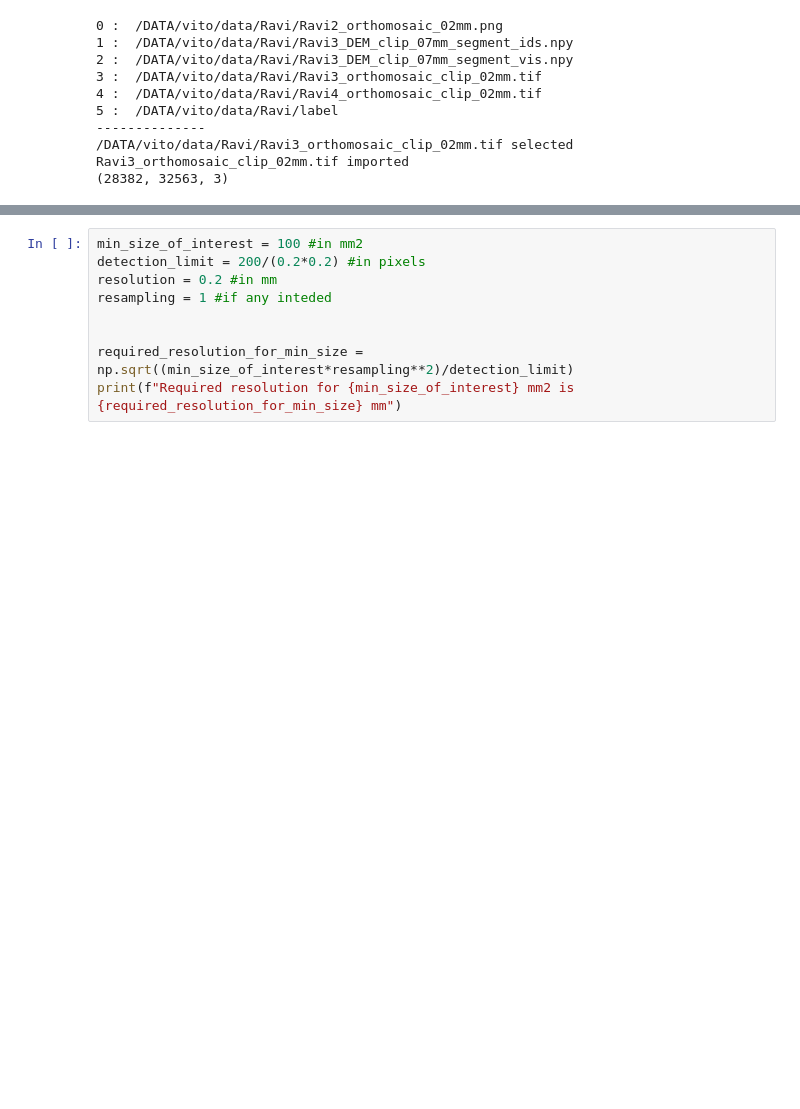
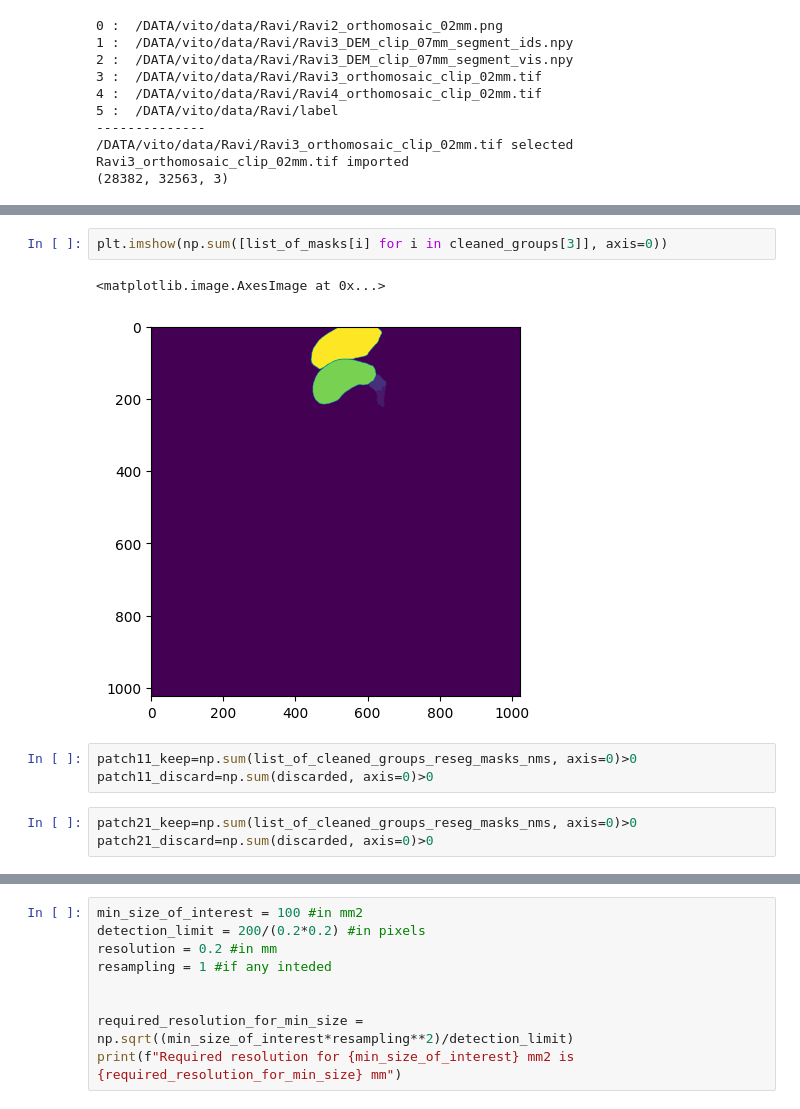
Before and after one commit to UP-RS-ESP/OrthoSAM, a Jupyter notebook: code/para_helper.ipynb, the cells around one changed output, grey strips where cells are left out. Drawn from its saved outputs; the diff is of its cells as text; blank space fills up the shorter version.

```diff
--- a/code/para_helper.ipynb
+++ b/code/para_helper.ipynb
@@ -74,0 +244,11 @@ fnc.plot_grid_in_patches(prep_image[:1000,:1000], (crop_size,crop_size), overlap
+# %%
+plt.imshow(np.sum([list_of_masks[i] for i in cleaned_groups[3]], axis=0))
+# %% [output]
+<matplotlib.image.AxesImage at 0x...>
+[figure, added]
+# %%
+patch11_keep=np.sum(list_of_cleaned_groups_reseg_masks_nms, axis=0)>0
+patch11_discard=np.sum(discarded, axis=0)>0
+# %%
+patch21_keep=np.sum(list_of_cleaned_groups_reseg_masks_nms, axis=0)>0
+patch21_discard=np.sum(discarded, axis=0)>0
```
Also changed, not shown: parts of 13 cells of this notebook, 39 other files.
